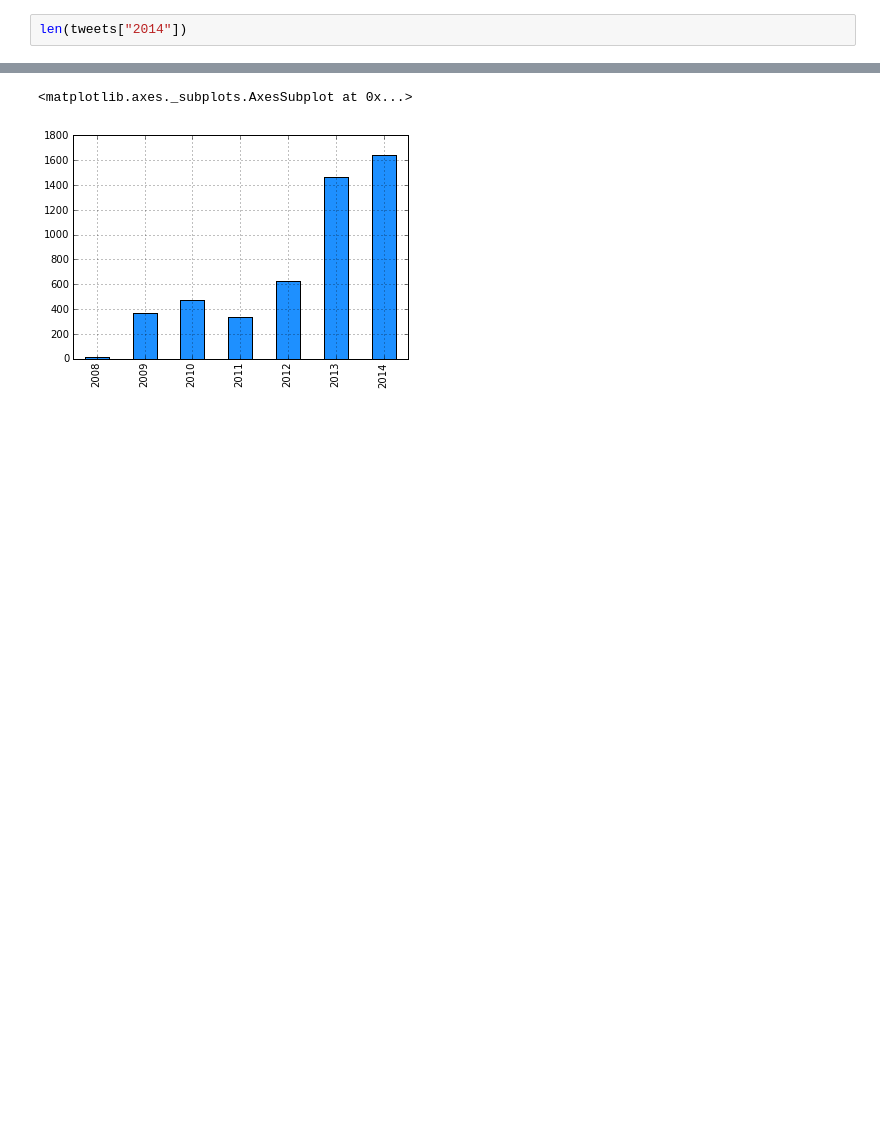
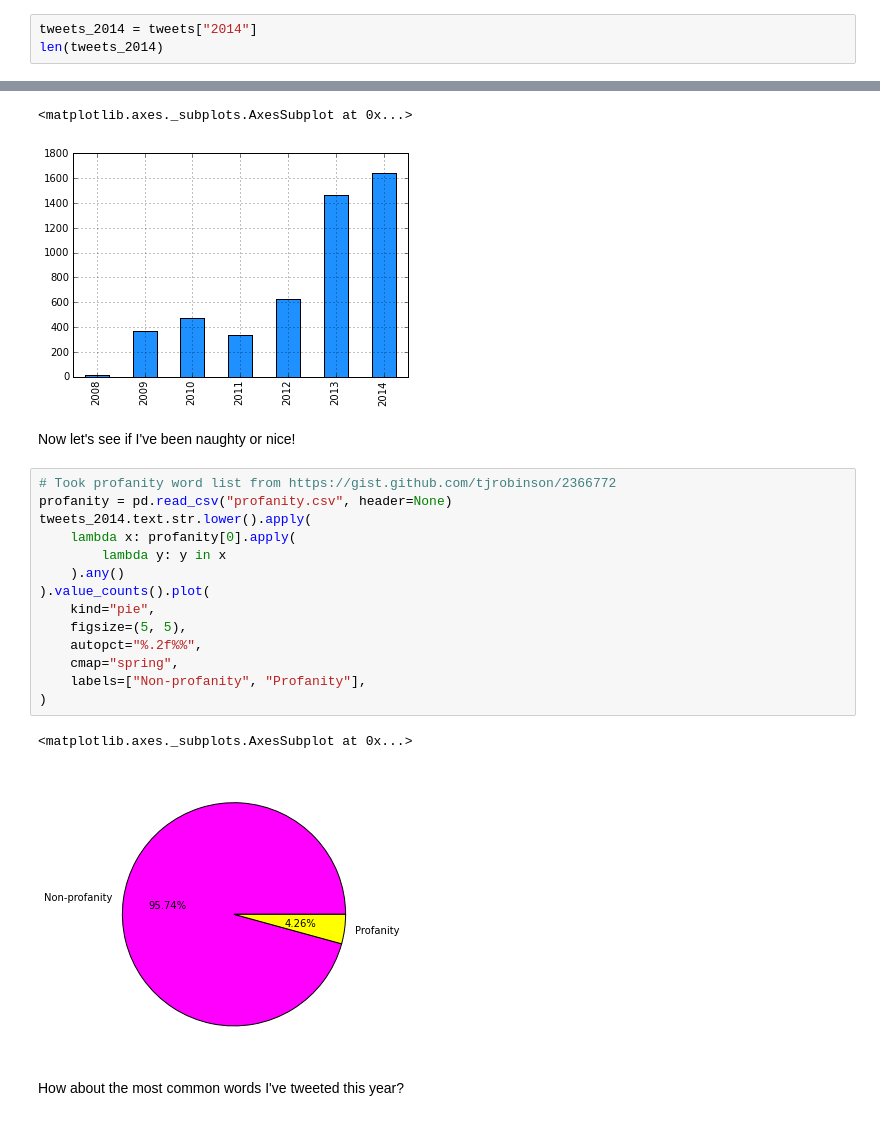
Before and after one commit to marksteve/2014, a Jupyter notebook: 2014.ipynb, the cells around one changed output, grey strips where cells are left out. Cells and saved outputs as stored; diff of their text form; blank space fills up the shorter version.

```diff
--- a/2014.ipynb
+++ b/2014.ipynb
@@ -24,7 +23,8 @@ tweets.index = pd.to_datetime(tweets.get("timestamp"))
 # %% [markdown]
 So how many times did I tweet this year?
 # %%
-len(tweets["2014"])
+tweets_2014 = tweets["2014"]
+len(tweets_2014)
 # %% [output]
 1644
 # %% [markdown]
@@ -34,3 +34,24 @@ tweets.groupby(tweets.index.year).size().plot(kind="bar", color="dodgerblue")
 # %% [output]
 <matplotlib.axes._subplots.AxesSubplot at 0x...>
 [figure]
+# %% [markdown]
+Now let's see if I've been naughty or nice!
+# %%
+# Took profanity word list from https://gist.github.com/tjrobinson/2366772
+profanity = pd.read_csv("profanity.csv", header=None)
+tweets_2014.text.str.lower().apply(
+    lambda x: profanity[0].apply(
+        lambda y: y in x
+    ).any()
+).value_counts().plot(
+    kind="pie",
+    figsize=(5, 5),
+    autopct="%.2f%%",
+    cmap="spring",
+    labels=["Non-profanity", "Profanity"],
+)
+# %% [output]
+<matplotlib.axes._subplots.AxesSubplot at 0x...>
+[figure, added]
+# %% [markdown]
+How about the most common words I've tweeted this year?
```
Also changed, not shown: parts of 12 cells of this notebook.
